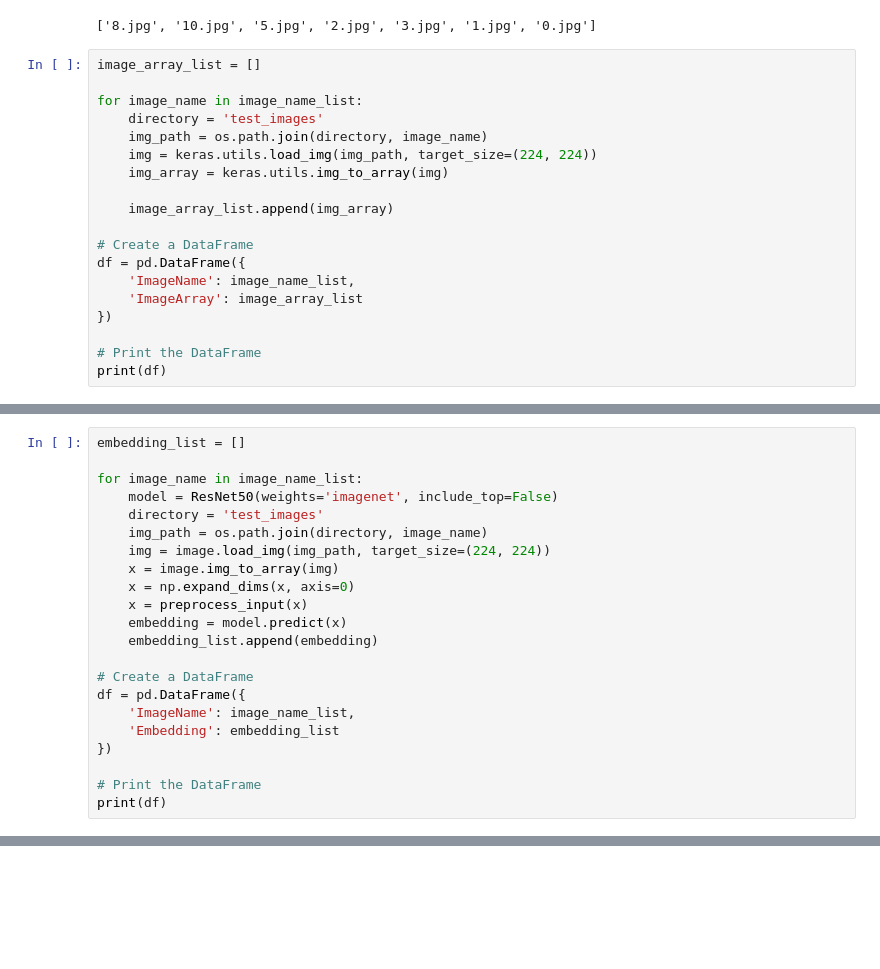
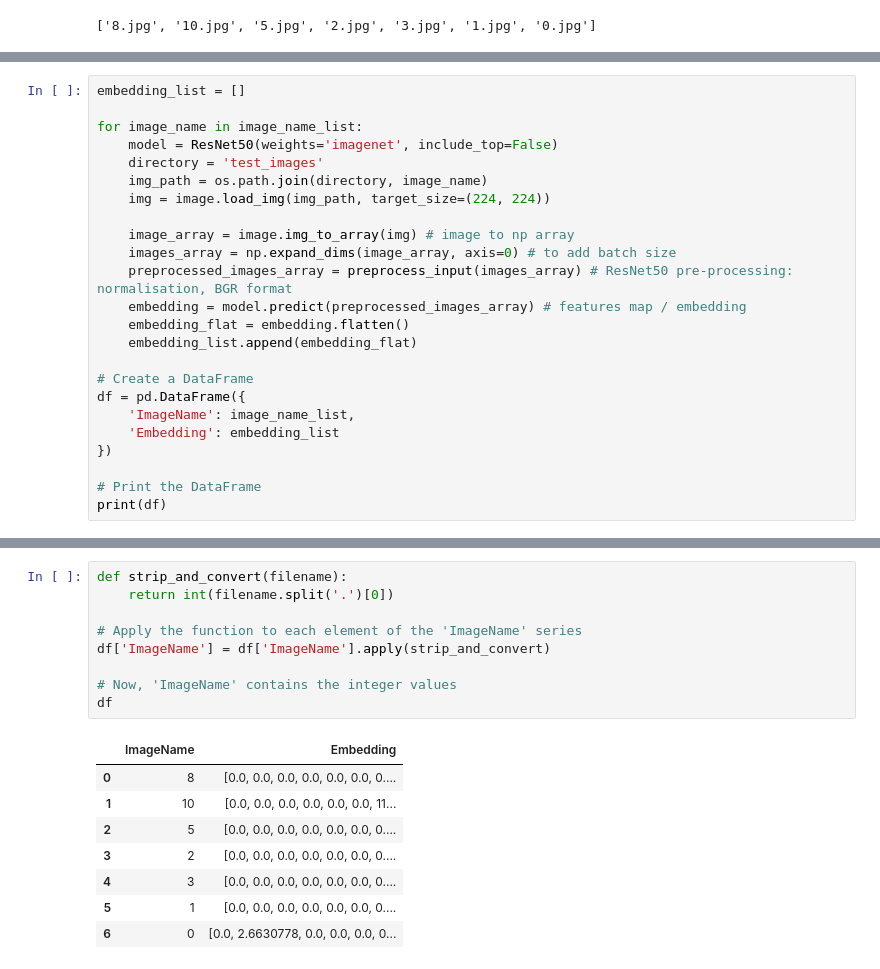
Before and after one commit to MargheSerena/Group-project, a Jupyter notebook: Leanne_ResNet50.ipynb, the cells around one changed output, grey strips where cells are left out. Saved outputs shown, nothing was run; the diff lists cells and outputs as text; blank space fills up the shorter version.

Commit message:
crawl for remaining images

```diff
--- a/Leanne_ResNet50.ipynb
+++ b/Leanne_ResNet50.ipynb
@@ -51,22 +63,3 @@ image_name_list = os.listdir(directory)
 image_name_list
 # %% [output]
 ['8.jpg', '10.jpg', '5.jpg', '2.jpg', '3.jpg', '1.jpg', '0.jpg']
-# %%
-image_array_list = []
-
-for image_name in image_name_list:
-    directory = 'test_images'
-    img_path = os.path.join(directory, image_name)
-    img = keras.utils.load_img(img_path, target_size=(224, 224))
-    img_array = keras.utils.img_to_array(img)
-
-    image_array_list.append(img_array)
-
-# Create a DataFrame
-df = pd.DataFrame({
-    'ImageName': image_name_list,
-    'ImageArray': image_array_list
-})
-
-# Print the DataFrame
-print(df)
@@ -87,11 +71,13 @@ for image_name in image_name_list:
     directory = 'test_images'
     img_path = os.path.join(directory, image_name)
     img = image.load_img(img_path, target_size=(224, 224))
-    x = image.img_to_array(img)
-    x = np.expand_dims(x, axis=0)
-    x = preprocess_input(x)
-    embedding = model.predict(x)
-    embedding_list.append(embedding)
+
+    image_array = image.img_to_array(img) # image to np array
+    images_array = np.expand_dims(image_array, axis=0) # to add batch size
+    preprocessed_images_array = preprocess_input(images_array) # ResNet50 pre-processing: normalisation, BGR format
+    embedding = model.predict(preprocessed_images_array) # features map / embedding
+    embedding_flat = embedding.flatten()
+    embedding_list.append(embedding_flat)
 
 # Create a DataFrame
 df = pd.DataFrame({
@@ -121,0 +118,18 @@ WARNING:tensorflow:6 out of the last 6 calls to <function TensorFlowTrainer.make
+# %%
+def strip_and_convert(filename):
+    return int(filename.split('.')[0])
+
+# Apply the function to each element of the 'ImageName' series
+df['ImageName'] = df['ImageName'].apply(strip_and_convert)
+
+# Now, 'ImageName' contains the integer values
+df
+# %% [output]
+|  | ImageName | Embedding |
+| 0 | 8 | [0.0, 0.0, 0.0, 0.0, 0.0, 0.0, 0.... |
+| 1 | 10 | [0.0, 0.0, 0.0, 0.0, 0.0, 0.0, 11... |
+| 2 | 5 | [0.0, 0.0, 0.0, 0.0, 0.0, 0.0, 0.... |
+| 3 | 2 | [0.0, 0.0, 0.0, 0.0, 0.0, 0.0, 0.... |
+| 4 | 3 | [0.0, 0.0, 0.0, 0.0, 0.0, 0.0, 0.... |
+| 5 | 1 | [0.0, 0.0, 0.0, 0.0, 0.0, 0.0, 0.... |
+| 6 | 0 | [0.0, 2.6630778, 0.0, 0.0, 0.0, 0... |
```
Also changed, not shown: parts of 15 cells of this notebook, 1 other file.
